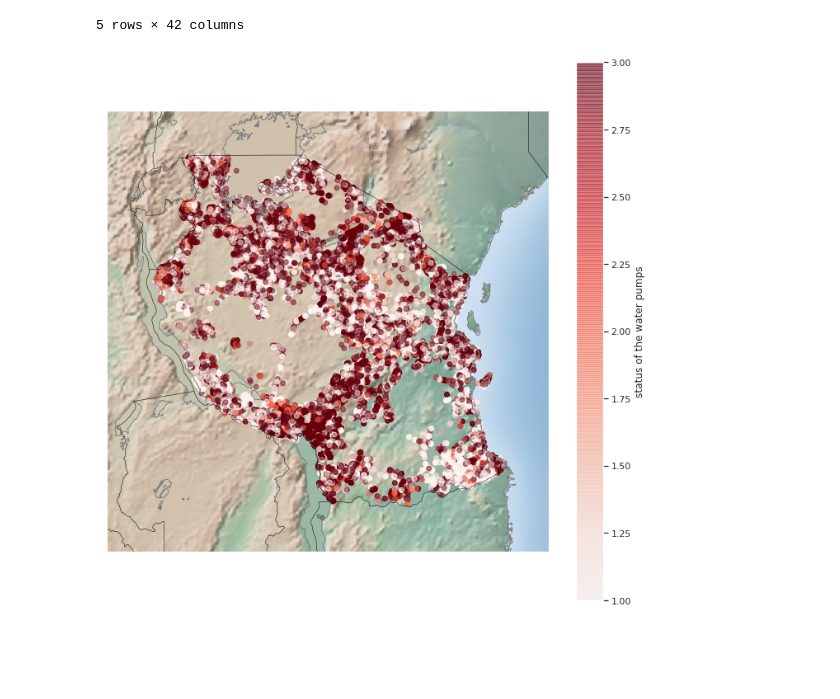
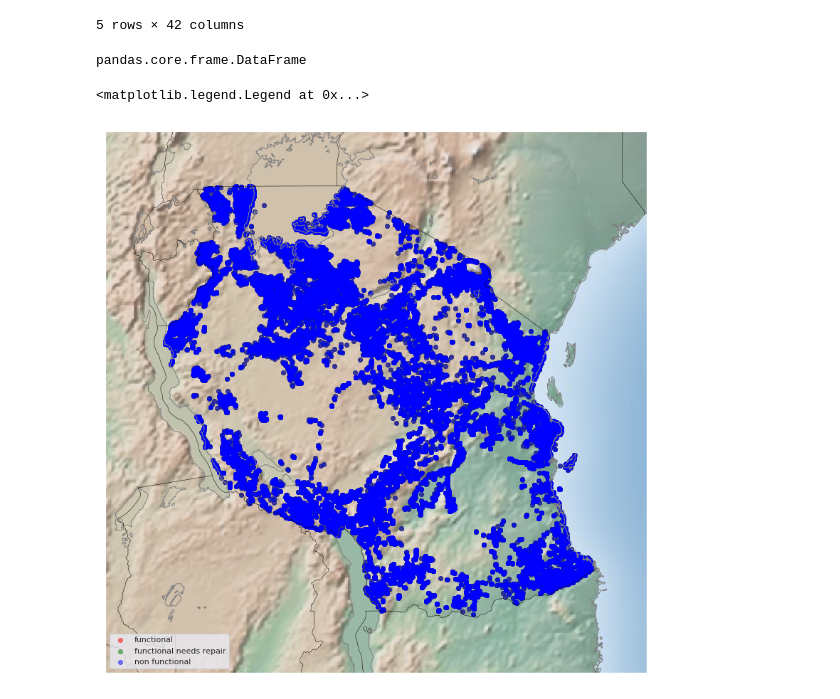
Before and after one commit to rebeccaarmbruster/pump-it-up, a Jupyter notebook: Graphs_&_Plots.ipynb, the cells around one changed output. Drawn from its saved outputs; the diff is of its cells as text; code cells hidden in the pictures; blank space fills up the shorter version.

```diff
--- a/Graphs_&_Plots.ipynb
+++ b/Graphs_&_Plots.ipynb
@@ -99,11 +105,11 @@ sns.heatmap(dataset.corr(), square=True, cmap='RdYlGn')
 # %%
 def status_group_to_numeric(x):
     if x=='functional':
-        return 3
+        return 1
     if x=='functional needs repair':
-        return 2
+        return 0
     if x=='non functional':
-        return 1
+        return -1
 # %%
 dataset['status_group_num'] = dataset['status_group'].apply(status_group_to_numeric)
 dataset.head()
@@ -115,39 +121,35 @@ dataset.head()
 | 3 | 67743 | non functional | 0.0 | 2013-01-28 | Unicef | 263 | UNICEF | 38.486161 | -11.155298 | ... |
 | 4 | 19728 | functional | 0.0 | 2011-07-13 | Action In A | 0 | Artisan | 31.130847 | -1.825359 | ... |
 5 rows × 42 columns
+# %%
+type(dataset)
+# %% [output]
+pandas.core.frame.DataFrame
 # %%
-# Extract the data we're interested in
+#import itertools
 lat = dataset['latitude'].values
 lon = dataset['longitude'].values
-#population = dataset['population'].values
-status = dataset['status_group_num'].values
-#area = dataset['region'].values
 
 # 1. Draw the map background
-fig = plt.figure(figsize=(12, 12))
+fig = plt.figure(figsize=(14, 14))
 m = Basemap(projection='lcc', resolution='h',
             lat_0=-6.3728, lon_0=34.8925,
             width=1.5E6, height=1.5E6)
 m.shadedrelief()
 m.drawcoastlines(color='gray')
 m.drawcountries(color='black')
 m.drawstates(color='gray')
+colors = ['red','green','blue']
+groups = ['functional','functional needs repair','non functional']
+x,y = (lon,lat)
 
-# 2. scatter city data, with color reflecting population
-# and size reflecting area
-#, s=area,
-m.scatter(lon, lat, latlon=True,c=status,
-          cmap='Reds', alpha=0.5)
+# 2. scatter data
+for i,color, group in zip(range(len(lat)),colors,groups):
+ #   x,y = data
+    m.scatter(x, y, latlon=True, alpha=0.5, c= color, label = group)
 
-# 3. create colorbar and legend
-plt.colorbar(label='status of the water pumps')
-plt.clim(1, 3)
-
-# make legend with dummy points
-#for a in [100, 300, 500]:
-#    plt.scatter([], [], c='k', alpha=0.5, s=a,
-#                label=str(a) + ' km$^2$')
-#plt.legend(scatterpoints=1, frameon=False,
-#           labelspacing=1, loc='lower left');
+# 3. create legend
+plt.legend(loc='lower left')
 # %% [output]
+<matplotlib.legend.Legend at 0x...>
-[figure, old version]
+[figure, new version]
```
Also changed, not shown: parts of 2 cells of this notebook.
